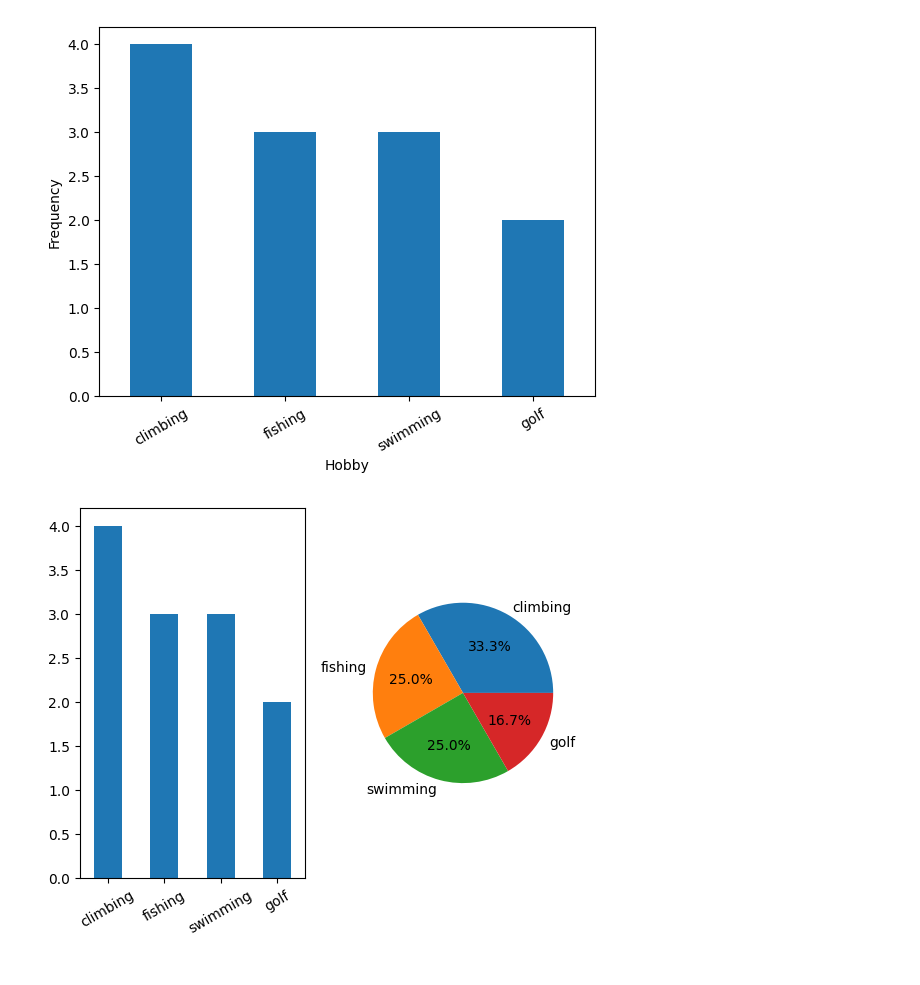
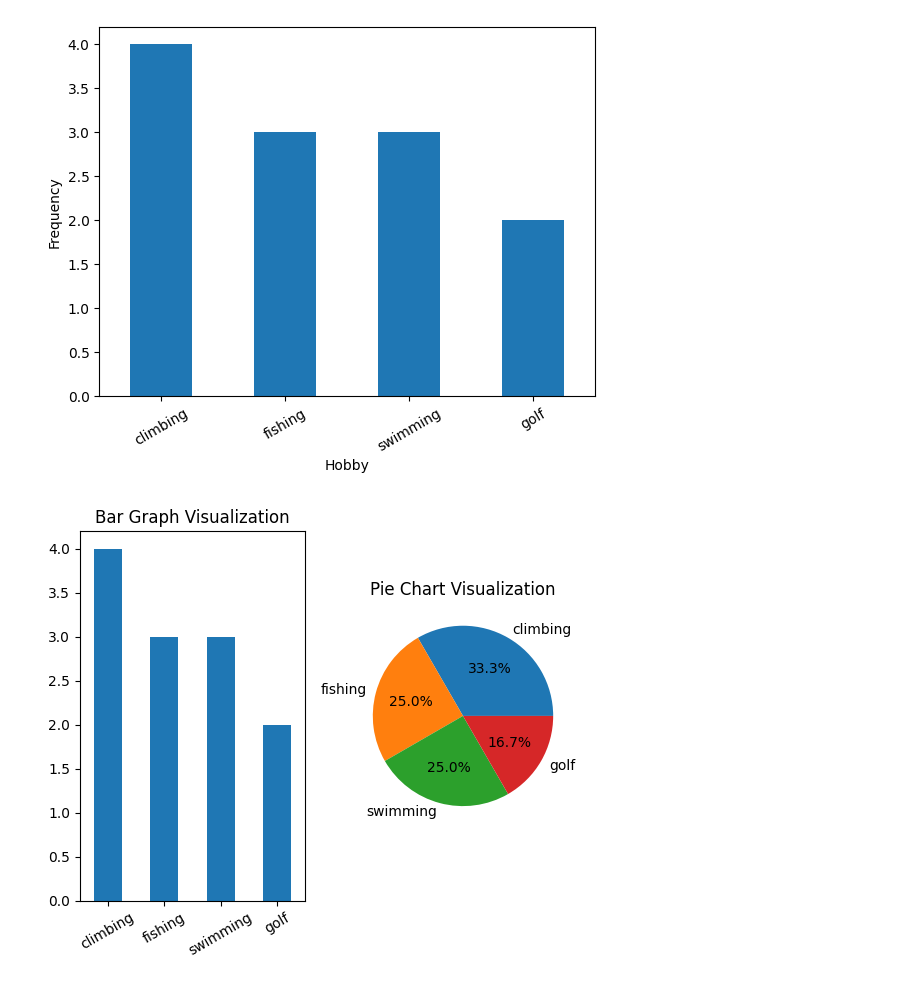
Before and after one commit to kalzumaki/exploring-data, a Jupyter notebook: try-it-out/ch05/code5-1.ipynb, the cells around one changed output. Cells and saved outputs as stored; diff of their text form; code cells hidden in the pictures.

Commit message:
updated with title

```diff
--- a/try-it-out/ch05/code5-1.ipynb
+++ b/try-it-out/ch05/code5-1.ipynb
@@ -30,9 +30,9 @@ hobby.value_counts().plot(kind='bar', xlabel='Hobby', ylabel='Frequency', rot=30
 # %%
 fig, axes = plt.subplots(ncols=2)
 
-hobby.value_counts().plot(kind='bar', ax=axes[0], rot=30)
-hobby.value_counts().plot(kind='pie', ax=axes[1], autopct='%1.1f%%', ylabel='')
+hobby.value_counts().plot(kind='bar', ax=axes[0], rot=30, title='Bar Graph Visualization')
+hobby.value_counts().plot(kind='pie', ax=axes[1], autopct='%1.1f%%', ylabel='', title='Pie Chart Visualization')
 
 plt.show()
 # %% [output]
-[figure, old version]
+[figure, new version]
```
